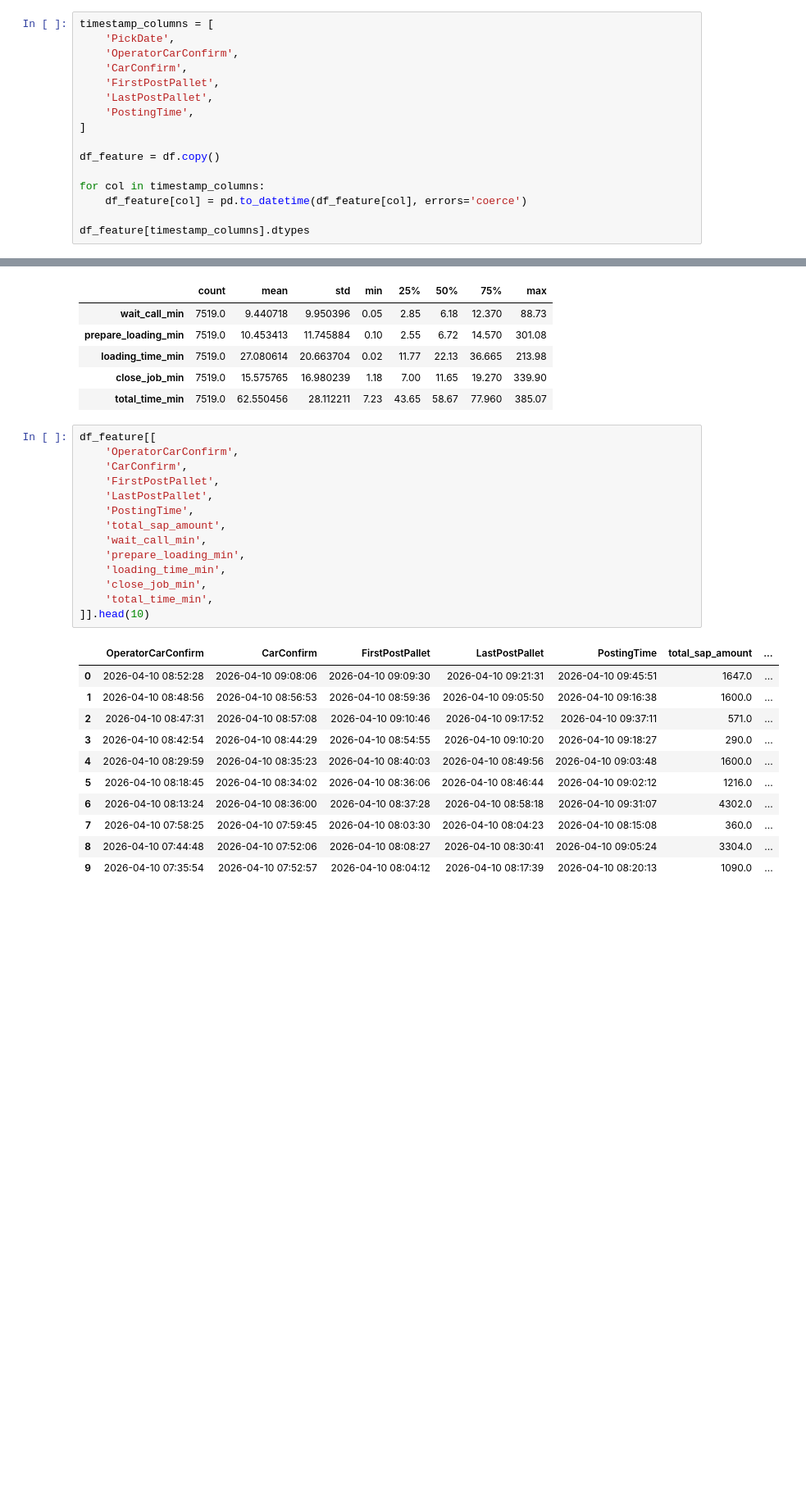
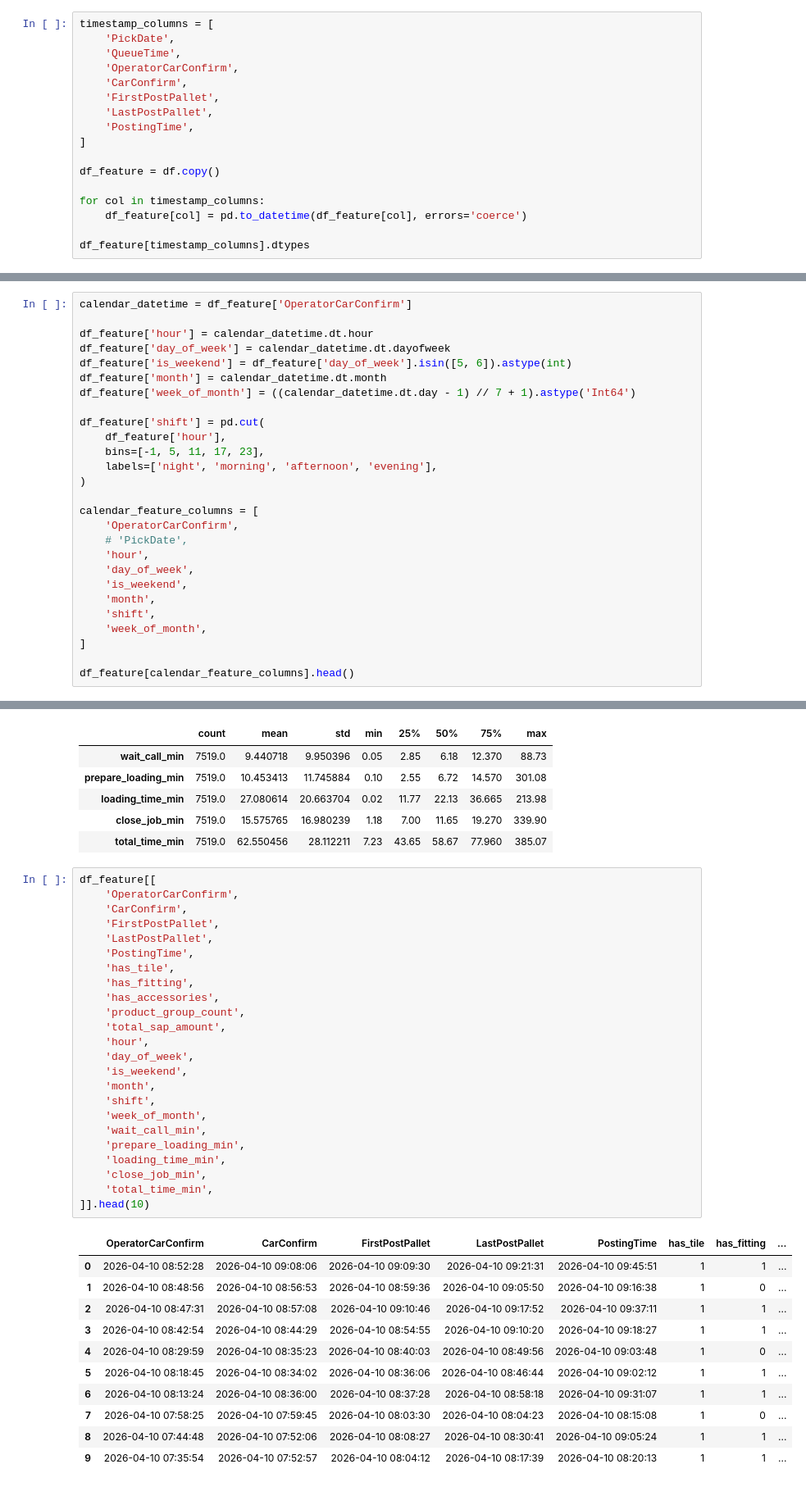
Before and after one commit to Armpa16/WMS-ML, a Jupyter notebook: notebooks/04_FeatureEngineering.ipynb, the cells around one changed output, grey strips where cells are left out. Shown at 82% size. Cells and saved outputs as stored; diff of their text form; blank space fills up the shorter version.

```diff
--- a/notebooks/04_FeatureEngineering.ipynb
+++ b/notebooks/04_FeatureEngineering.ipynb
@@ -48,6 +48,7 @@ shape: (7519, 37)
 # %%
 timestamp_columns = [
     'PickDate',
+    'QueueTime',
     'OperatorCarConfirm',
     'CarConfirm',
     'FirstPostPallet',
@@ -130,0 +85,27 @@ peak hours: [7, 13, 14, 15]
+# %%
+calendar_datetime = df_feature['OperatorCarConfirm']
+
+df_feature['hour'] = calendar_datetime.dt.hour
+df_feature['day_of_week'] = calendar_datetime.dt.dayofweek
+df_feature['is_weekend'] = df_feature['day_of_week'].isin([5, 6]).astype(int)
+df_feature['month'] = calendar_datetime.dt.month
+df_feature['week_of_month'] = ((calendar_datetime.dt.day - 1) // 7 + 1).astype('Int64')
+
+df_feature['shift'] = pd.cut(
+    df_feature['hour'],
+    bins=[-1, 5, 11, 17, 23],
+    labels=['night', 'morning', 'afternoon', 'evening'],
+)
+
+calendar_feature_columns = [
+    'OperatorCarConfirm',
+    # 'PickDate',
+    'hour',
+    'day_of_week',
+    'is_weekend',
+    'month',
+    'shift',
+    'week_of_month',
+]
+
+df_feature[calendar_feature_columns].head()
@@ -219,26 +254,36 @@ df_feature[target_columns].describe().T
 # %%
 df_feature[[
     'OperatorCarConfirm',
     'CarConfirm',
     'FirstPostPallet',
     'LastPostPallet',
     'PostingTime',
+    'has_tile',
+    'has_fitting',
+    'has_accessories',
+    'product_group_count',
     'total_sap_amount',
+    'hour',
+    'day_of_week',
+    'is_weekend',
+    'month',
+    'shift',
+    'week_of_month',
     'wait_call_min',
     'prepare_loading_min',
     'loading_time_min',
     'close_job_min',
     'total_time_min',
 ]].head(10)
 # %% [output]
-|  | OperatorCarConfirm | CarConfirm | FirstPostPallet | LastPostPallet | PostingTime | total_sap_amount | ... |
-| 0 | 2026-04-10 08:52:28 | 2026-04-10 09:08:06 | 2026-04-10 09:09:30 | 2026-04-10 09:21:31 | 2026-04-10 09:45:51 | 1647.0 | ... |
-| 1 | 2026-04-10 08:48:56 | 2026-04-10 08:56:53 | 2026-04-10 08:59:36 | 2026-04-10 09:05:50 | 2026-04-10 09:16:38 | 1600.0 | ... |
-| 2 | 2026-04-10 08:47:31 | 2026-04-10 08:57:08 | 2026-04-10 09:10:46 | 2026-04-10 09:17:52 | 2026-04-10 09:37:11 | 571.0 | ... |
-| 3 | 2026-04-10 08:42:54 | 2026-04-10 08:44:29 | 2026-04-10 08:54:55 | 2026-04-10 09:10:20 | 2026-04-10 09:18:27 | 290.0 | ... |
-| 4 | 2026-04-10 08:29:59 | 2026-04-10 08:35:23 | 2026-04-10 08:40:03 | 2026-04-10 08:49:56 | 2026-04-10 09:03:48 | 1600.0 | ... |
-| 5 | 2026-04-10 08:18:45 | 2026-04-10 08:34:02 | 2026-04-10 08:36:06 | 2026-04-10 08:46:44 | 2026-04-10 09:02:12 | 1216.0 | ... |
-| 6 | 2026-04-10 08:13:24 | 2026-04-10 08:36:00 | 2026-04-10 08:37:28 | 2026-04-10 08:58:18 | 2026-04-10 09:31:07 | 4302.0 | ... |
-| 7 | 2026-04-10 07:58:25 | 2026-04-10 07:59:45 | 2026-04-10 08:03:30 | 2026-04-10 08:04:23 | 2026-04-10 08:15:08 | 360.0 | ... |
-| 8 | 2026-04-10 07:44:48 | 2026-04-10 07:52:06 | 2026-04-10 08:08:27 | 2026-04-10 08:30:41 | 2026-04-10 09:05:24 | 3304.0 | ... |
-| 9 | 2026-04-10 07:35:54 | 2026-04-10 07:52:57 | 2026-04-10 08:04:12 | 2026-04-10 08:17:39 | 2026-04-10 08:20:13 | 1090.0 | ... |
+|  | OperatorCarConfirm | CarConfirm | FirstPostPallet | LastPostPallet | PostingTime | has_tile | has_fitting | ... |
+| 0 | 2026-04-10 08:52:28 | 2026-04-10 09:08:06 | 2026-04-10 09:09:30 | 2026-04-10 09:21:31 | 2026-04-10 09:45:51 | 1 | 1 | ... |
+| 1 | 2026-04-10 08:48:56 | 2026-04-10 08:56:53 | 2026-04-10 08:59:36 | 2026-04-10 09:05:50 | 2026-04-10 09:16:38 | 1 | 0 | ... |
+| 2 | 2026-04-10 08:47:31 | 2026-04-10 08:57:08 | 2026-04-10 09:10:46 | 2026-04-10 09:17:52 | 2026-04-10 09:37:11 | 1 | 1 | ... |
+| 3 | 2026-04-10 08:42:54 | 2026-04-10 08:44:29 | 2026-04-10 08:54:55 | 2026-04-10 09:10:20 | 2026-04-10 09:18:27 | 1 | 1 | ... |
+| 4 | 2026-04-10 08:29:59 | 2026-04-10 08:35:23 | 2026-04-10 08:40:03 | 2026-04-10 08:49:56 | 2026-04-10 09:03:48 | 1 | 0 | ... |
+| 5 | 2026-04-10 08:18:45 | 2026-04-10 08:34:02 | 2026-04-10 08:36:06 | 2026-04-10 08:46:44 | 2026-04-10 09:02:12 | 1 | 1 | ... |
+| 6 | 2026-04-10 08:13:24 | 2026-04-10 08:36:00 | 2026-04-10 08:37:28 | 2026-04-10 08:58:18 | 2026-04-10 09:31:07 | 1 | 1 | ... |
+| 7 | 2026-04-10 07:58:25 | 2026-04-10 07:59:45 | 2026-04-10 08:03:30 | 2026-04-10 08:04:23 | 2026-04-10 08:15:08 | 1 | 0 | ... |
+| 8 | 2026-04-10 07:44:48 | 2026-04-10 07:52:06 | 2026-04-10 08:08:27 | 2026-04-10 08:30:41 | 2026-04-10 09:05:24 | 1 | 1 | ... |
+| 9 | 2026-04-10 07:35:54 | 2026-04-10 07:52:57 | 2026-04-10 08:04:12 | 2026-04-10 08:17:39 | 2026-04-10 08:20:13 | 1 | 1 | ... |
```
Also changed, not shown: parts of 15 cells of this notebook, 3 other files.
